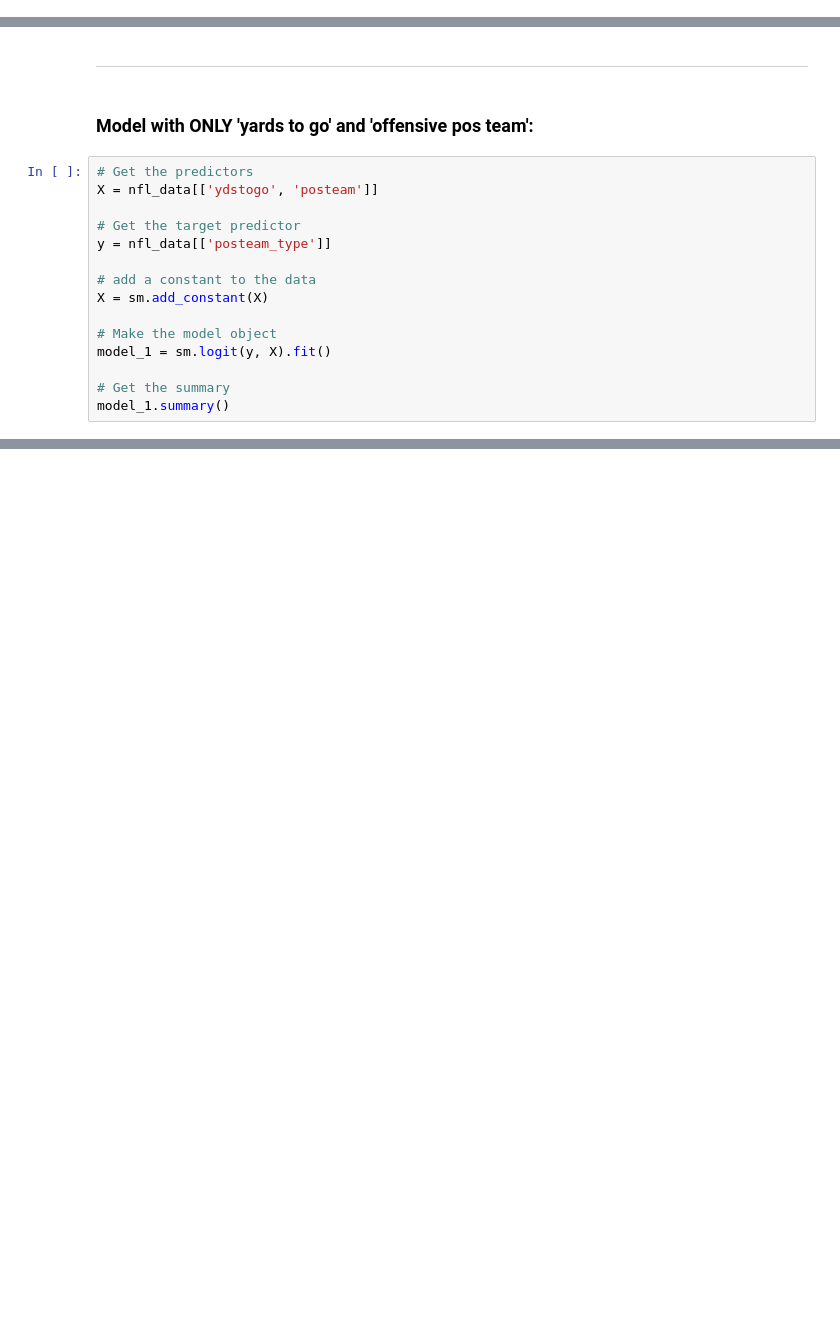
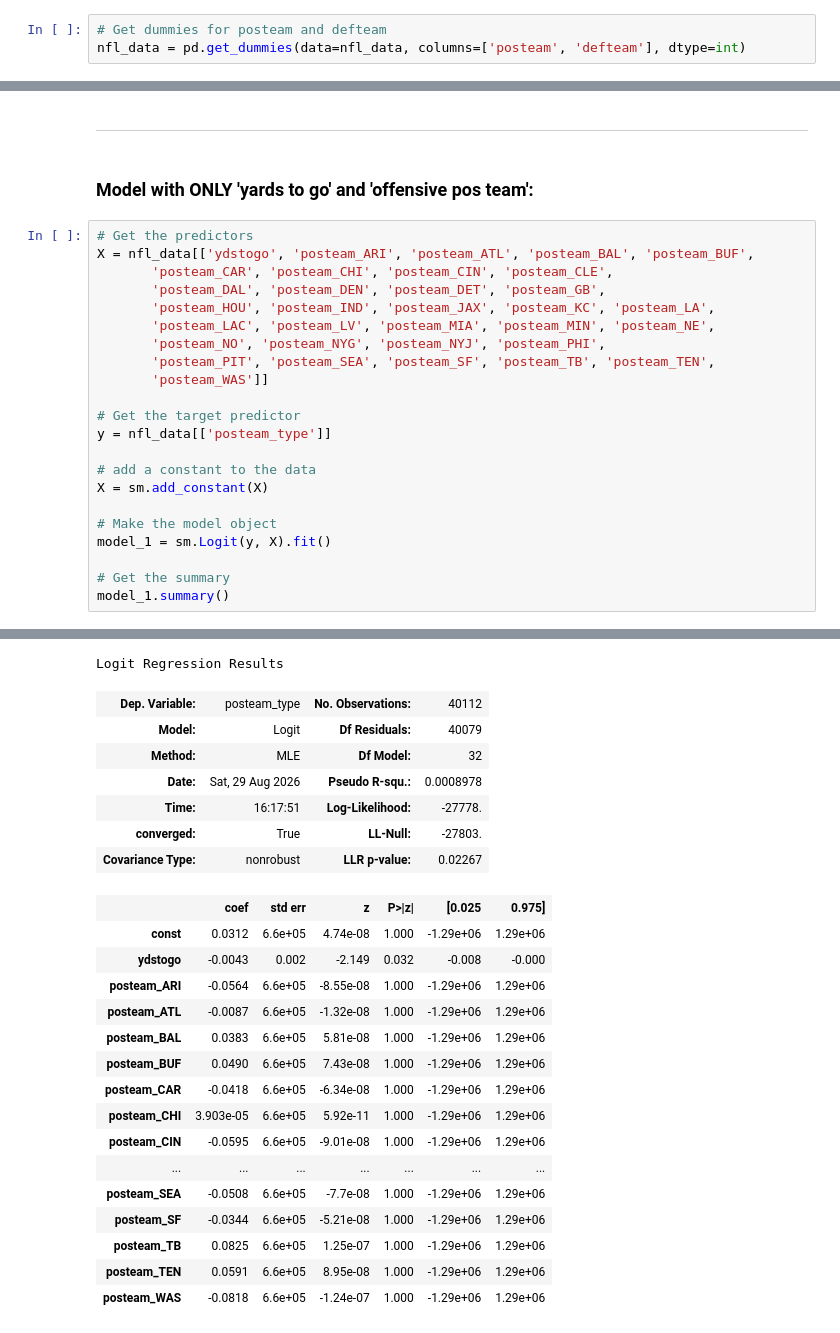
Before and after one commit to ahaze65/SPOA_4001_Homework_2, a Jupyter notebook: HW2_Question_2.ipynb, the cells around one changed output, grey strips where cells are left out. Saved outputs shown, nothing was run; the diff lists cells and outputs as text; blank space fills up the shorter version.

```diff
--- a/HW2_Question_2.ipynb
+++ b/HW2_Question_2.ipynb
@@ -101,0 +102,3 @@ nfl_data['posteam_type'] = nfl_data['posteam_type'].map({'home': 1, 'away': 0})
+# %%
+# Get dummies for posteam and defteam
+nfl_data = pd.get_dummies(data=nfl_data, columns=['posteam', 'defteam'], dtype=int)
@@ -105,7 +129,14 @@ nfl_data['posteam_type'] = nfl_data['posteam_type'].map({'home': 1, 'away': 0})
 ### Model with ONLY 'yards to go' and 'offensive pos team':
 # %%
 # Get the predictors
-X = nfl_data[['ydstogo', 'posteam']]
+X = nfl_data[['ydstogo', 'posteam_ARI', 'posteam_ATL', 'posteam_BAL', 'posteam_BUF',
+       'posteam_CAR', 'posteam_CHI', 'posteam_CIN', 'posteam_CLE',
+       'posteam_DAL', 'posteam_DEN', 'posteam_DET', 'posteam_GB',
+       'posteam_HOU', 'posteam_IND', 'posteam_JAX', 'posteam_KC', 'posteam_LA',
+       'posteam_LAC', 'posteam_LV', 'posteam_MIA', 'posteam_MIN', 'posteam_NE',
+       'posteam_NO', 'posteam_NYG', 'posteam_NYJ', 'posteam_PHI',
+       'posteam_PIT', 'posteam_SEA', 'posteam_SF', 'posteam_TB', 'posteam_TEN',
+       'posteam_WAS']]
 
 # Get the target predictor
 y = nfl_data[['posteam_type']]
@@ -114,7 +145,7 @@ y = nfl_data[['posteam_type']]
 X = sm.add_constant(X)
 
 # Make the model object
-model_1 = sm.logit(y, X).fit()
+model_1 = sm.Logit(y, X).fit()
 
 # Get the summary
 model_1.summary()
@@ -122,0 +156,24 @@ SyntaxError: invalid syntax (1660837347.py, line 12)
+Logit Regression Results
+| Dep. Variable: | posteam_type | No. Observations: | 40112 |
+| Model: | Logit | Df Residuals: | 40079 |
+| Method: | MLE | Df Model: | 32 |
+| Date: | Sat, 29 Aug 2026 | Pseudo R-squ.: | 0.0008978 |
+| Time: | 16:17:51 | Log-Likelihood: | -27778. |
+| converged: | True | LL-Null: | -27803. |
+| Covariance Type: | nonrobust | LLR p-value: | 0.02267 |
+|  | coef | std err | z | P>|z| | [0.025 | 0.975] |
+| const | 0.0312 | 6.6e+05 | 4.74e-08 | 1.000 | -1.29e+06 | 1.29e+06 |
+| ydstogo | -0.0043 | 0.002 | -2.149 | 0.032 | -0.008 | -0.000 |
+| posteam_ARI | -0.0564 | 6.6e+05 | -8.55e-08 | 1.000 | -1.29e+06 | 1.29e+06 |
+| posteam_ATL | -0.0087 | 6.6e+05 | -1.32e-08 | 1.000 | -1.29e+06 | 1.29e+06 |
+| posteam_BAL | 0.0383 | 6.6e+05 | 5.81e-08 | 1.000 | -1.29e+06 | 1.29e+06 |
+| posteam_BUF | 0.0490 | 6.6e+05 | 7.43e-08 | 1.000 | -1.29e+06 | 1.29e+06 |
+| posteam_CAR | -0.0418 | 6.6e+05 | -6.34e-08 | 1.000 | -1.29e+06 | 1.29e+06 |
+| posteam_CHI | 3.903e-05 | 6.6e+05 | 5.92e-11 | 1.000 | -1.29e+06 | 1.29e+06 |
+| posteam_CIN | -0.0595 | 6.6e+05 | -9.01e-08 | 1.000 | -1.29e+06 | 1.29e+06 |
+| ... | ... | ... | ... | ... | ... | ... |
+| posteam_SEA | -0.0508 | 6.6e+05 | -7.7e-08 | 1.000 | -1.29e+06 | 1.29e+06 |
+| posteam_SF | -0.0344 | 6.6e+05 | -5.21e-08 | 1.000 | -1.29e+06 | 1.29e+06 |
+| posteam_TB | 0.0825 | 6.6e+05 | 1.25e-07 | 1.000 | -1.29e+06 | 1.29e+06 |
+| posteam_TEN | 0.0591 | 6.6e+05 | 8.95e-08 | 1.000 | -1.29e+06 | 1.29e+06 |
+| posteam_WAS | -0.0818 | 6.6e+05 | -1.24e-07 | 1.000 | -1.29e+06 | 1.29e+06 |
```
Also changed, not shown: parts of 6 cells of this notebook.
